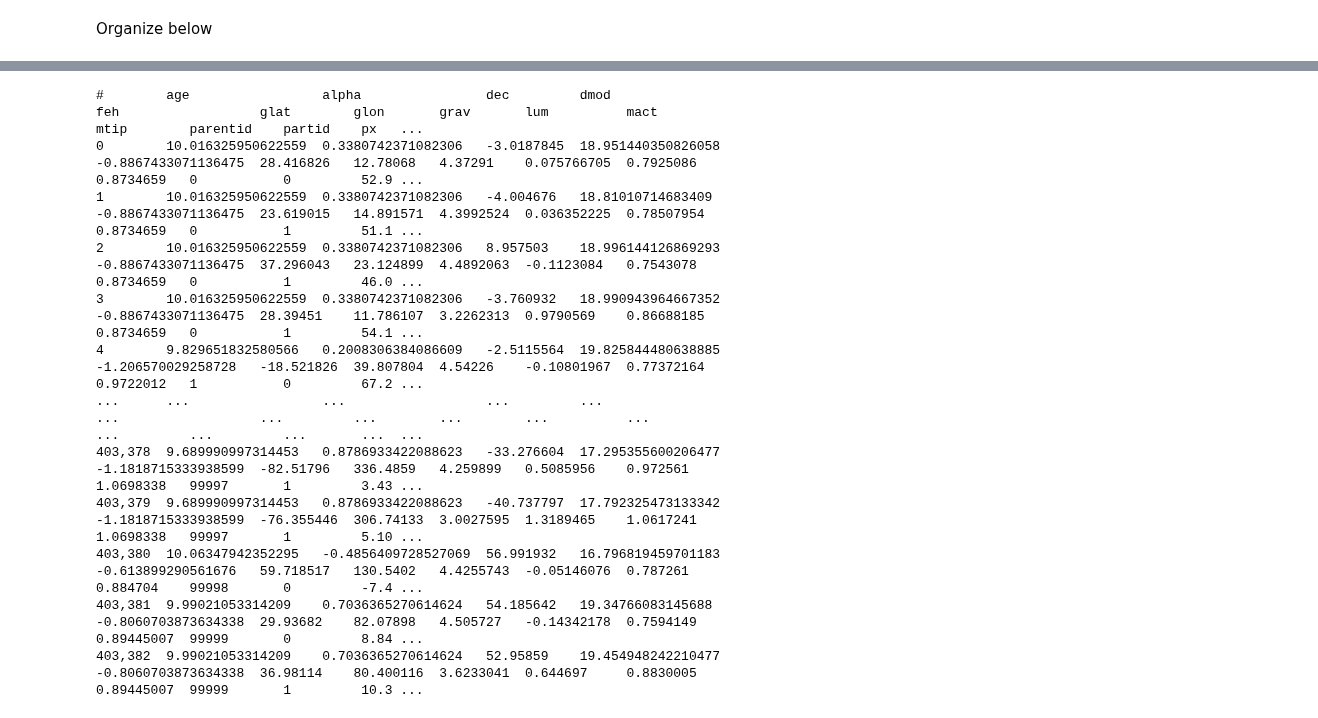
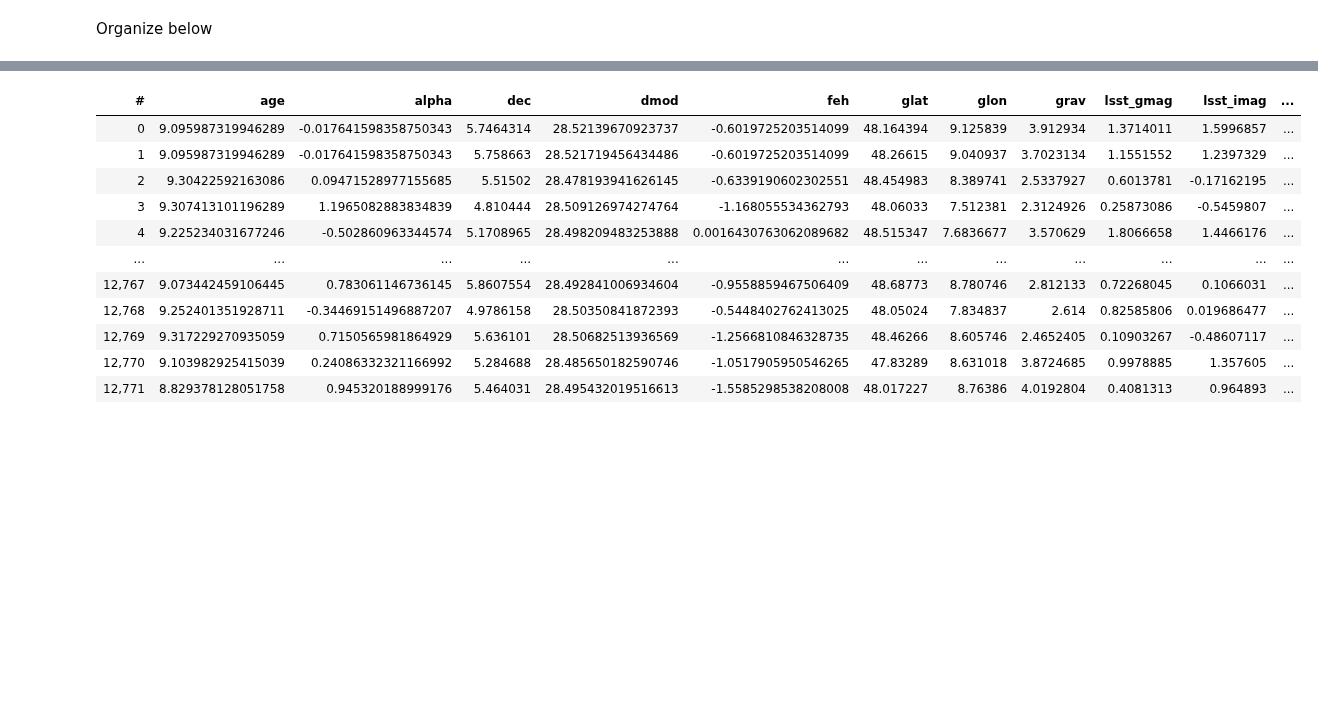
Before and after one commit to athob/py-ananke, a Jupyter notebook: jupyter/testing_ananke.ipynb, the cells around one changed output, grey strips where cells are left out. Drawn from its saved outputs; the diff is of its cells as text; code cells hidden in the pictures; blank space fills up the shorter version.

```diff
--- a/jupyter/testing_ananke.ipynb
+++ b/jupyter/testing_ananke.ipynb
@@ -16,15 +16,28 @@ p['age'] = 9.7 + 0.4*np.random.randn(n_parts)  # log age in Gyr (also needed for
 p['feh'] = -0.7 + 0.4*np.random.randn(n_parts)  # [Fe/H]
 for el in el_list:  # other abundances in the list as [X/H]
     p[el] = -0.6 + 0.4*np.random.randn(n_parts)
+
 p['alpha'] = p['magnesium'] - p['feh']  # [Mg/Fe]
 
 p['parentid'] = np.arange(n_parts)  # indices of parent particles in snapshot
 p['dform'] = np.zeros(n_parts, dtype='float32')  # dummy variable for now
+
+D = 5000 # *units.kpc
+
+rSun = np.nan*np.ones(3)
+while not np.linalg.norm(rSun)<1:
+    rSun = 2*np.random.rand(3)-1
+
+rSun *= D/np.linalg.norm(rSun)
 # %%
 name = 'sim'
-ananke = an.Ananke(p, name, fsample=0.01)
+ananke = an.Ananke(p, name, fsample=0.01,
+                   rSun0=rSun[0], rSun1=rSun[1], rSun2=rSun[2], r_max= 2*D,
+                   photo_sys='padova/LSST', cmd_magnames={'magnitude': 'rmag', 'color_minuend': 'gmag', 'color_subtrahend': 'rmag'},
+                   abs_mag_lim_lo=-1000, abs_mag_lim_hi=1000, app_mag_lim_hi=30,
+                   )
 # %%
-ananke.run()
+survey = ananke.run()
 # %% [output]
 Dimensions = 3
 Normalization constant of Kernel type 3: 0.596831
@@ -70,16 +83,16 @@ Exported the following quantities to /home/altair/Documents/repos/py-ananke/jupy
 # %%
-survey = ananke._output
+# survey = ananke._output
 survey
 # %% [output]
-#        age                 alpha                dec         dmod                feh                  glat        glon       grav       lum          mact        mtip        parentid    partid    px   ...
-0        10.016325950622559  0.3380742371082306   -3.0187845  18.951440350826058  -0.8867433071136475  28.416826   12.78068   4.37291    0.075766705  0.7925086   0.8734659   0           0         52.9 ...
-1        10.016325950622559  0.3380742371082306   -4.004676   18.81010714683409   -0.8867433071136475  23.619015   14.891571  4.3992524  0.036352225  0.78507954  0.8734659   0           1         51.1 ...
-2        10.016325950622559  0.3380742371082306   8.957503    18.996144126869293  -0.8867433071136475  37.296043   23.124899  4.4892063  -0.1123084   0.7543078   0.8734659   0           1         46.0 ...
-3        10.016325950622559  0.3380742371082306   -3.760932   18.990943964667352  -0.8867433071136475  28.39451    11.786107  3.2262313  0.9790569    0.86688185  0.8734659   0           1         54.1 ...
-4        9.829651832580566   0.2008306384086609   -2.5115564  19.825844480638885  -1.206570029258728   -18.521826  39.807804  4.54226    -0.10801967  0.77372164  0.9722012   1           0         67.2 ...
-...      ...                 ...                  ...         ...                 ...                  ...         ...        ...        ...          ...         ...         ...         ...       ...  ...
-403,378  9.689990997314453   0.8786933422088623   -33.276604  17.295355600206477  -1.1818715333938599  -82.51796   336.4859   4.259899   0.5085956    0.972561    1.0698338   99997       1         3.43 ...
-403,379  9.689990997314453   0.8786933422088623   -40.737797  17.792325473133342  -1.1818715333938599  -76.355446  306.74133  3.0027595  1.3189465    1.0617241   1.0698338   99997       1         5.10 ...
-403,380  10.06347942352295   -0.4856409728527069  56.991932   16.796819459701183  -0.613899290561676   59.718517   130.5402   4.4255743  -0.05146076  0.787261    0.884704    99998       0         -7.4 ...
-403,381  9.99021053314209    0.7036365270614624   54.185642   19.34766083145688   -0.8060703873634338  29.93682    82.07898   4.505727   -0.14342178  0.7594149   0.89445007  99999       0         8.84 ...
-403,382  9.99021053314209    0.7036365270614624   52.95859    19.454948242210477  -0.8060703873634338  36.98114    80.400116  3.6233041  0.644697     0.8830005   0.89445007  99999       1         10.3 ...
+| # | age | alpha | dec | dmod | feh | glat | glon | grav | lsst_gmag | lsst_imag | ... |
+| 0 | 9.095987319946289 | -0.017641598358750343 | 5.7464314 | 28.52139670923737 | -0.6019725203514099 | 48.164394 | 9.125839 | 3.912934 | 1.3714011 | 1.5996857 | ... |
+| 1 | 9.095987319946289 | -0.017641598358750343 | 5.758663 | 28.521719456434486 | -0.6019725203514099 | 48.26615 | 9.040937 | 3.7023134 | 1.1551552 | 1.2397329 | ... |
+| 2 | 9.30422592163086 | 0.09471528977155685 | 5.51502 | 28.478193941626145 | -0.6339190602302551 | 48.454983 | 8.389741 | 2.5337927 | 0.6013781 | -0.17162195 | ... |
+| 3 | 9.307413101196289 | 1.1965082883834839 | 4.810444 | 28.509126974274764 | -1.168055534362793 | 48.06033 | 7.512381 | 2.3124926 | 0.25873086 | -0.5459807 | ... |
+| 4 | 9.225234031677246 | -0.502860963344574 | 5.1708965 | 28.498209483253888 | 0.0016430763062089682 | 48.515347 | 7.6836677 | 3.570629 | 1.8066658 | 1.4466176 | ... |
+| ... | ... | ... | ... | ... | ... | ... | ... | ... | ... | ... | ... |
+| 12,767 | 9.073442459106445 | 0.783061146736145 | 5.8607554 | 28.492841006934604 | -0.9558859467506409 | 48.68773 | 8.780746 | 2.812133 | 0.72268045 | 0.1066031 | ... |
+| 12,768 | 9.252401351928711 | -0.34469151496887207 | 4.9786158 | 28.50350841872393 | -0.5448402762413025 | 48.05024 | 7.834837 | 2.614 | 0.82585806 | 0.019686477 | ... |
+| 12,769 | 9.317229270935059 | 0.7150565981864929 | 5.636101 | 28.50682513936569 | -1.2566810846328735 | 48.46266 | 8.605746 | 2.4652405 | 0.10903267 | -0.48607117 | ... |
+| 12,770 | 9.103982925415039 | 0.24086332321166992 | 5.284688 | 28.485650182590746 | -1.0517905950546265 | 47.83289 | 8.631018 | 3.8724685 | 0.9978885 | 1.357605 | ... |
+| 12,771 | 8.829378128051758 | 0.945320188999176 | 5.464031 | 28.495432019516613 | -1.5585298538208008 | 48.017227 | 8.76386 | 4.0192804 | 0.4081313 | 0.964893 | ... |
```
Also changed, not shown: parts of 2 cells of this notebook, 1 other file.
